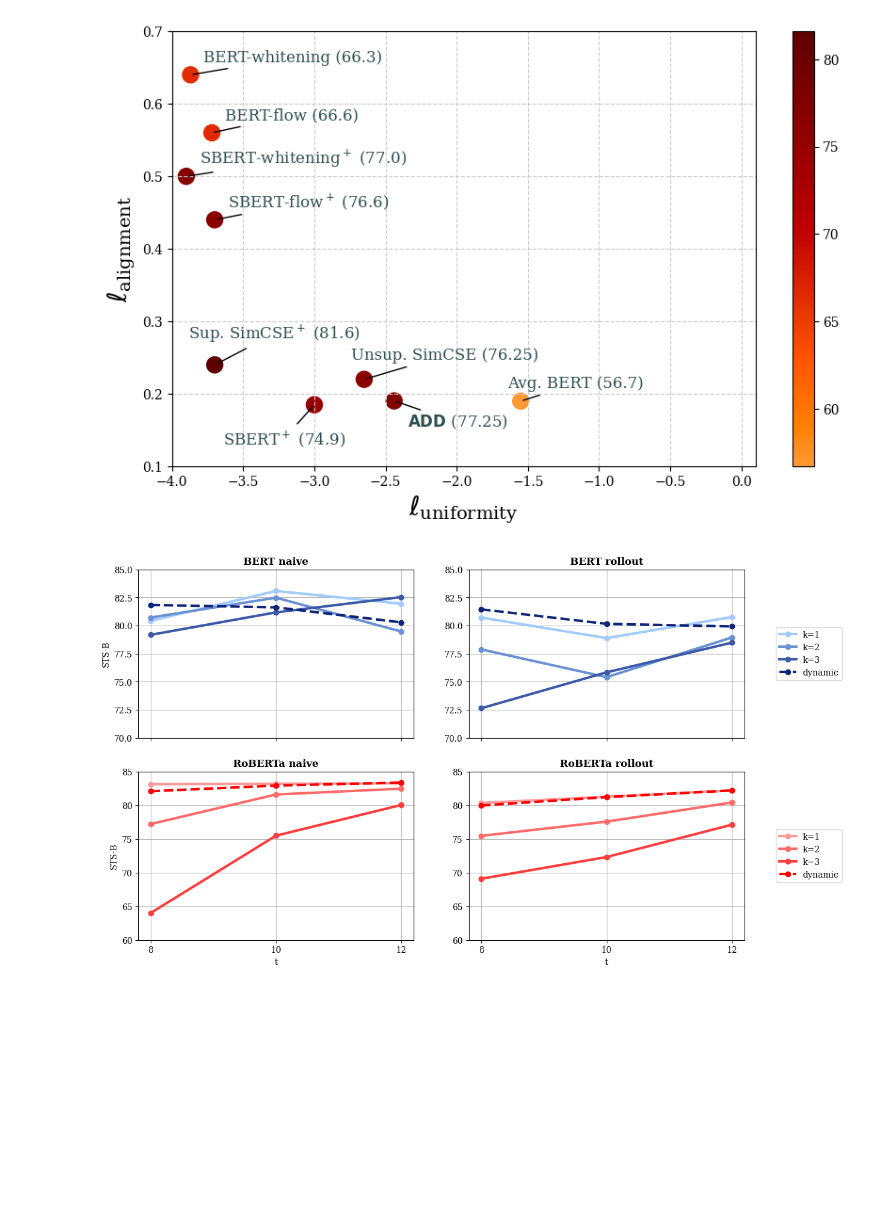
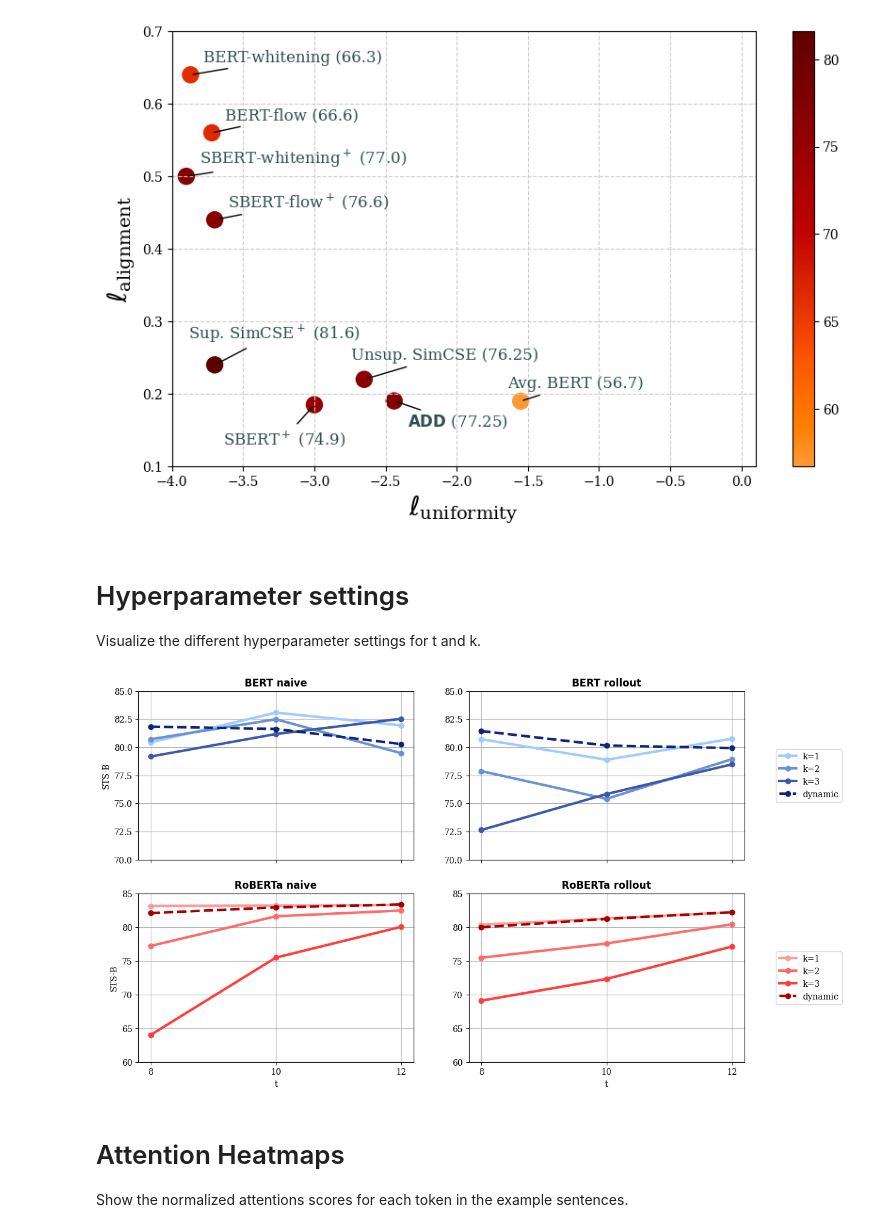
Before and after one commit to fstermann/attention-driven-dropout, a Jupyter notebook: notebooks/figures.ipynb, the cells around one changed output. Cells and saved outputs as stored; diff of their text form; code cells hidden in the pictures; blank space fills up the shorter version.

Commit message:
Update figures

```diff
--- a/notebooks/figures.ipynb
+++ b/notebooks/figures.ipynb
@@ -104,6 +108,10 @@ plt.xlabel(r"$\ell_{\mathdefault{uniformity}}$", fontsize=20)
 plt.savefig("../figures/alignment_vs_uniformity.pdf", dpi=300, bbox_inches="tight")
 # %% [output]
 [figure]
+# %% [markdown]
+# Hyperparameter settings
+
+Visualize the different hyperparameter settings for t and k.
 # %%
 plt.rcParams["font.family"] = "serif"
 plt.rcParams["font.serif"] = ["Times New Roman"] + plt.rcParams["font.serif"]
@@ -137,9 +145,9 @@ values = {
     ("RoBERTa", "D", 12): (83.36, 82.20),
 }
 
-colors = {
+line_colors = {
     "BERT": ["#a1cbff", "#6a91d4", "#3c5aa7", "#0f2578"],
-    "RoBERTa": ["#ff9a9a", "#ff6b6b", "#ff3d3d", "#ff0000"],
+    "RoBERTa": ["#ff9a9a", "#ff6b6b", "#ff3d3d", "#a70000"],
 }
 
 # Create figure with 2 grids
@@ -151,7 +159,7 @@ for ix, model in enumerate(["BERT", "RoBERTa"]):
     naive = [v[0] for k, v in values.items() if k[0] == model]
     rollout = [v[1] for k, v in values.items() if k[0] == model]
 
-    for i, color in zip(set(k), colors[model]):
+    for i, color in zip(set(k), line_colors[model]):
         idx = [j for j, x in enumerate(k) if x == i]
         axs[ix, 0].plot(
             t[min(idx) : max(idx) + 1],
@@ -171,32 +179,36 @@ for ix, model in enumerate(["BERT", "RoBERTa"]):
             linestyle="-" if i != "D" else "--",
             marker="o",
         )
 
     for iy, agg in enumerate(["naive", "rollout"]):
         axs[ix, iy].set_xticks([8, 10, 12])
         axs[ix, iy].set_ylim(min(naive + rollout) - 1, max(naive + rollout) + 1)
-        axs[ix, iy].set_title(f"{model} {agg}", fontweight="bold")
+        axs[ix, iy].set_title(f"{model} {agg}", fontweight="bold", fontname="DejaVu Sans")
         axs[ix, iy].grid(True)
         # axs[ix, iy].legend()
 
     box = axs[ix, 0].get_position()
     axs[ix, 0].set_position([box.x0, box.y0, box.width * 1, box.height])
 
     box = axs[ix, 1].get_position()
     axs[ix, 1].set_position([box.x0, box.y0, box.width * 1, box.height])
 
     # Move legend to right side
     axs[ix, 1].legend(loc="center left", bbox_to_anchor=(1.1, 0.5))
 
 axs[1, 0].set_xlabel("t")
 axs[1, 1].set_xlabel("t")
 axs[0, 0].set_ylabel("STS-B")
 axs[1, 0].set_ylabel("STS-B")
 axs[0, 0].set_yticks([70, 72.5, 75, 77.5, 80, 82.5, 85])
 axs[0, 1].set_yticks([70, 72.5, 75, 77.5, 80, 82.5, 85])
 axs[1, 0].set_yticks(range(60, 90, 5))
 axs[1, 1].set_yticks(range(60, 90, 5))
 
 plt.savefig("../figures/static_vs_dynamic_all.pdf", dpi=300, bbox_inches="tight")
 # %% [output]
-[figure, old version]
+[figure, new version]
+# %% [markdown]
+# Attention Heatmaps
+
+Show the normalized attentions scores for each token in the example sentences.
```
Also changed, not shown: parts of 5 cells of this notebook, 3 other files.
